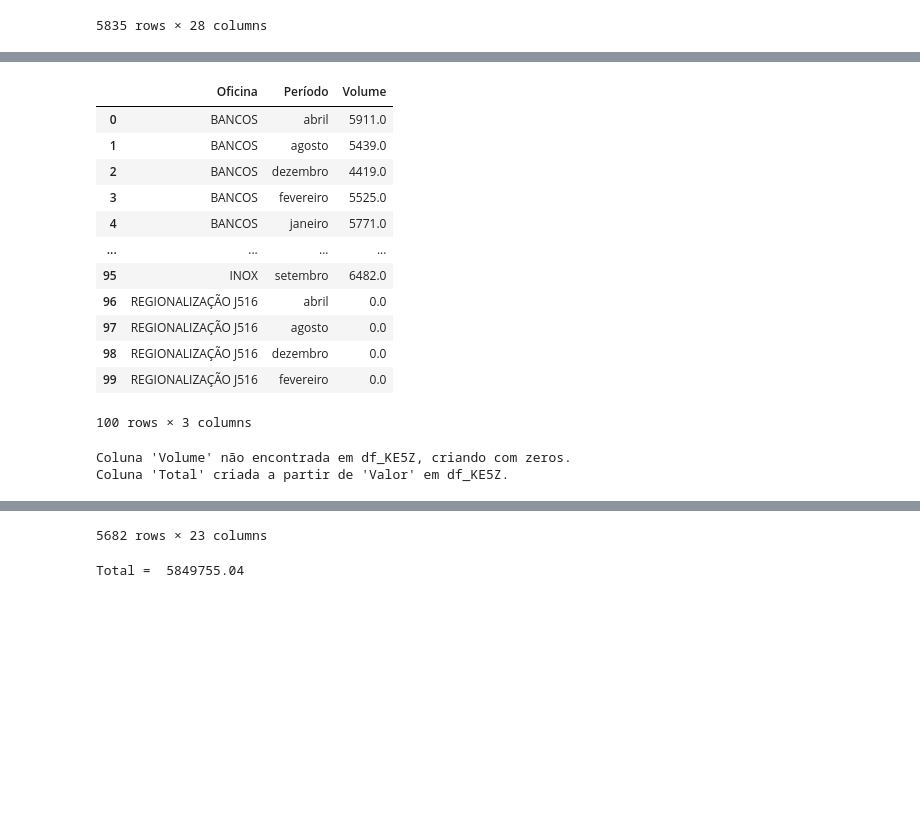
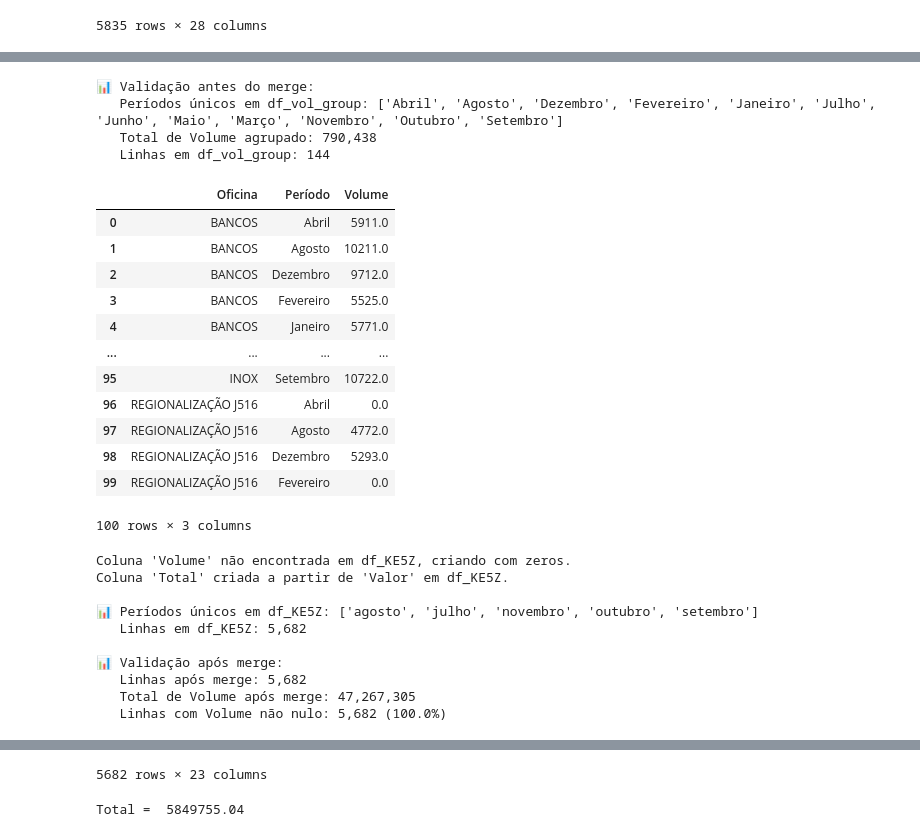
Before and after one commit to cardinhudson/TC, a Jupyter notebook: dados.ipynb, the cells around one changed output, grey strips where cells are left out. Cells and saved outputs as stored; diff of their text form; code cells hidden in the pictures; blank space fills up the shorter version.

```diff
--- a/dados.ipynb
+++ b/dados.ipynb
@@ -879,6 +1076,12 @@ try:
 except Exception as e:
     print("ERRO ao agrupar df_vol:", e)
     raise
+
+# 🔧 VALIDAÇÃO: Verificar formato dos períodos antes do merge
+print(f"\n📊 Validação antes do merge:")
+print(f"   Períodos únicos em df_vol_group: {sorted(df_vol_group['Período'].unique())}")
+print(f"   Total de Volume agrupado: {df_vol_group['Volume'].sum():,.0f}")
+print(f"   Linhas em df_vol_group: {len(df_vol_group):,}")
 
 # Exibir as primeiras 100 linhas
 display(df_vol_group.head(100))
@@ -912,50 +1115,93 @@ if 'Total' not in df_KE5Z.columns:
 
 df_KE5Z['Total'] = pd.to_numeric(df_KE5Z['Total'], errors='coerce').fillna(0)
 
+# 🔧 VALIDAÇÃO: Verificar períodos em df_KE5Z antes do merge
+if 'Período' in df_KE5Z.columns:
+    print(f"\n📊 Períodos únicos em df_KE5Z: {sorted(df_KE5Z['Período'].unique())}")
+    print(f"   Linhas em df_KE5Z: {len(df_KE5Z):,}")
+
+# 🔧 CORREÇÃO: Normalizar períodos em df_KE5Z para garantir correspondência
+if 'Período' in df_KE5Z.columns:
+    # Mapear meses para formato capitalizado
+    mapeamento_meses = {
+        'janeiro': 'Janeiro', 'fevereiro': 'Fevereiro', 'março': 'Março',
+        'abril': 'Abril', 'maio': 'Maio', 'junho': 'Junho',
+        'julho': 'Julho', 'agosto': 'Agosto', 'setembro': 'Setembro',
+        'outubro': 'Outubro', 'novembro': 'Novembro', 'dezembro': 'Dezembro'
+    }
+    df_KE5Z['Período'] = df_KE5Z['Período'].astype(str).str.strip()
+    for mes_min, mes_cap in mapeamento_meses.items():
+        df_KE5Z['Período'] = df_KE5Z['Período'].str.replace(mes_min, mes_cap, case=False, regex=False)
+
 # Fazer o merge entre df_KE5Z e df_vol_group pela chave Oficina e Período
 # Garante que só haverá uma coluna 'Volume' ao final
 df_ke5z_group = pd.merge(
     df_KE5Z.drop(columns=[col for col in df_KE5Z.columns if col.lower() == 'volume']),  # remove 'Volume' antes!
     df_vol_group,
     on=['Oficina', 'Período'],
     how='left'
 )
+
+# 🔧 VALIDAÇÃO: Verificar resultado do merge
+print(f"\n📊 Validação após merge:")
+print(f"   Linhas após merge: {len(df_ke5z_group):,}")
+if 'Volume' in df_ke5z_group.columns:
+    volume_total = df_ke5z_group['Volume'].sum()
+    volume_nao_nulo = df_ke5z_group['Volume'].notna().sum()
+    print(f"   Total de Volume após merge: {volume_total:,.0f}")
+    print(f"   Linhas com Volume não nulo: {volume_nao_nulo:,} ({volume_nao_nulo/len(df_ke5z_group)*100:.1f}%)")
+    if volume_nao_nulo < len(df_ke5z_group) * 0.5:
+        print(f"   ⚠️ ATENÇÃO: Menos de 50% das linhas têm Volume! Verifique o merge.")
+else:
+    print(f"   ⚠️ ERRO: Coluna 'Volume' não encontrada após merge!")
 
 # Se após o merge ainda existir mais de uma coluna Volume, remove as extras mantendo apenas 'Volume'
 colunas_volume = [col for col in df_ke5z_group.columns if 'Volume' in str(col) and col != 'Volume']
 if colunas_volume:
     df_ke5z_group = df_ke5z_group.drop(columns=colunas_volume)
     print(f"Colunas Volume duplicadas removidas: {colunas_volume}")
 
 # A coluna já vem como 'Custo' desde o merge na célula 1, não precisa renomear
 
 # Mostrar o df_ke5z_group
 display(df_ke5z_group)
 
 # Somar coluna Total
 print('Total = ', df_ke5z_group['Total'].sum())
 
 
 # Gerar excel com o df_ke5z_group
 arquivo_excel_group = CAMINHO_DF_KE5Z_GROUP_XLSX if 'CAMINHO_DF_KE5Z_GROUP_XLSX' in globals() else 'df_ke5z_group.xlsx'
 df_ke5z_group.to_excel(arquivo_excel_group, index=False)
 # gerar um arquivo parquet com o df_ke5z_group
 arquivo_parquet_group = CAMINHO_DF_KE5Z_GROUP if 'CAMINHO_DF_KE5Z_GROUP' in globals() else 'df_ke5z_group.parquet'
 df_ke5z_group.to_parquet(arquivo_parquet_group)
 # %% [output]
+📊 Validação antes do merge:
+   Períodos únicos em df_vol_group: ['Abril', 'Agosto', 'Dezembro', 'Fevereiro', 'Janeiro', 'Julho', 'Junho', 'Maio', 'Março', 'Novembro', 'Outubro', 'Setembro']
+   Total de Volume agrupado: 790,438
+   Linhas em df_vol_group: 144
 |  | Oficina | Período | Volume |
-| 0 | BANCOS | abril | 5911.0 |
-| 1 | BANCOS | agosto | 5439.0 |
-| 2 | BANCOS | dezembro | 4419.0 |
-| 3 | BANCOS | fevereiro | 5525.0 |
-| 4 | BANCOS | janeiro | 5771.0 |
+| 0 | BANCOS | Abril | 5911.0 |
+| 1 | BANCOS | Agosto | 10211.0 |
+| 2 | BANCOS | Dezembro | 9712.0 |
+| 3 | BANCOS | Fevereiro | 5525.0 |
+| 4 | BANCOS | Janeiro | 5771.0 |
 | ... | ... | ... | ... |
-| 95 | INOX | setembro | 6482.0 |
-| 96 | REGIONALIZAÇÃO J516 | abril | 0.0 |
-| 97 | REGIONALIZAÇÃO J516 | agosto | 0.0 |
-| 98 | REGIONALIZAÇÃO J516 | dezembro | 0.0 |
-| 99 | REGIONALIZAÇÃO J516 | fevereiro | 0.0 |
+| 95 | INOX | Setembro | 10722.0 |
+| 96 | REGIONALIZAÇÃO J516 | Abril | 0.0 |
+| 97 | REGIONALIZAÇÃO J516 | Agosto | 4772.0 |
+| 98 | REGIONALIZAÇÃO J516 | Dezembro | 5293.0 |
+| 99 | REGIONALIZAÇÃO J516 | Fevereiro | 0.0 |
-100 rows × 3 columns
-Coluna 'Volume' não encontrada em df_KE5Z, criando com zeros.
-Coluna 'Total' criada a partir de 'Valor' em df_KE5Z.
+100 rows × 3 columns
+Coluna 'Volume' não encontrada em df_KE5Z, criando com zeros.
+Coluna 'Total' criada a partir de 'Valor' em df_KE5Z.
+
+📊 Períodos únicos em df_KE5Z: ['agosto', 'julho', 'novembro', 'outubro', 'setembro']
+   Linhas em df_KE5Z: 5,682
+
+📊 Validação após merge:
+   Linhas após merge: 5,682
+   Total de Volume após merge: 47,267,305
+   Linhas com Volume não nulo: 5,682 (100.0%)
 |  | Mes | Período | Nºconta | Centrocst | Nºdoc.ref. | Dt.lçto. | Valor | QTD | Type 05 | Type 06 | ... |
@@ -973,5 +1219,5 @@ Coluna 'Total' criada a partir de 'Valor' em df_KE5Z.
-5682 rows × 23 columns
-Total =  5849755.04
+5682 rows × 23 columns
+Total =  5849755.04
 # %%
 # ====================================================================
 # 💾 SALVAR RESULTADOS E CONSOLIDAR HISTÓRICO
```
Also changed, not shown: parts of 8 cells of this notebook, 40 other files.
